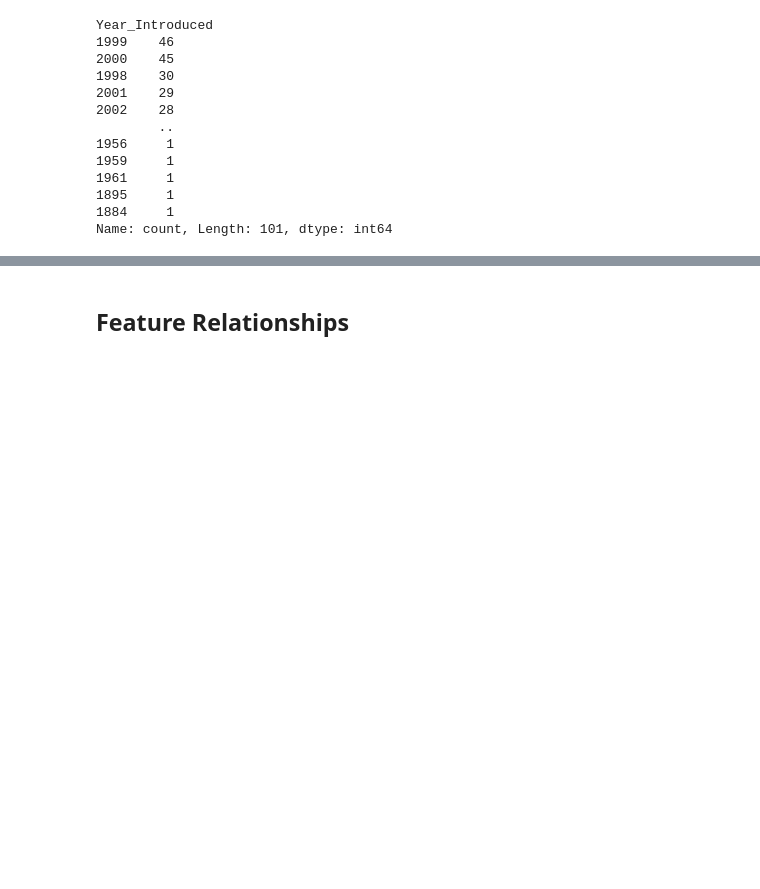
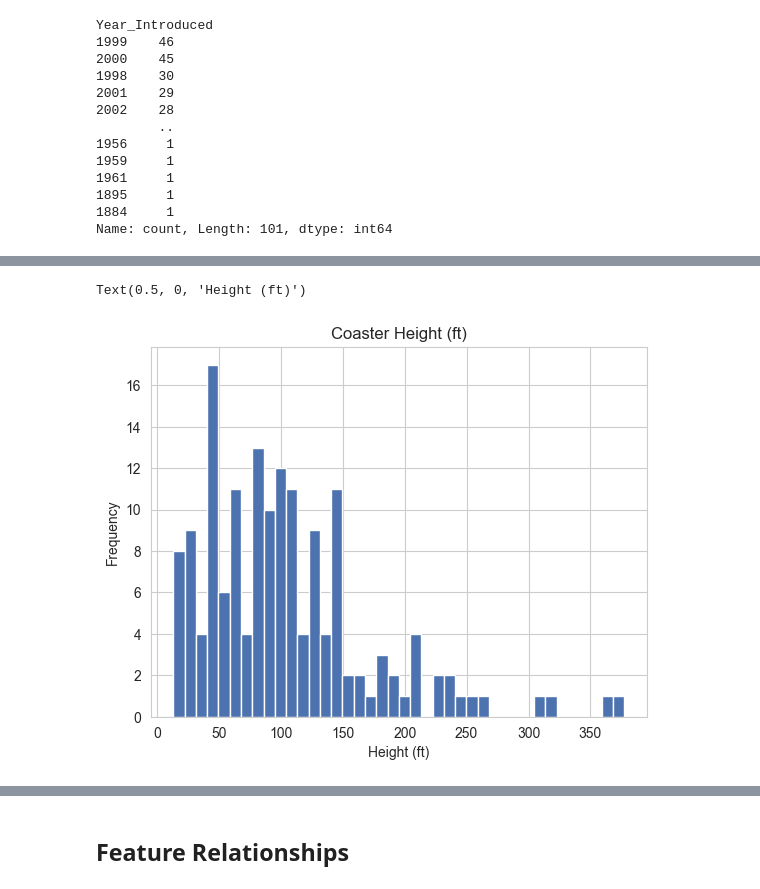
Before and after one commit to jsmid/edu.smid, a Jupyter notebook: rcoster/nb.ipynb, the cells around one changed output, grey strips where cells are left out. Saved outputs shown, nothing was run; the diff lists cells and outputs as text; code cells hidden in the pictures; blank space fills up the shorter version.

```diff
--- a/rcoster/nb.ipynb
+++ b/rcoster/nb.ipynb
@@ -417,2 +419,9 @@ ax = df['Speed_mph'].plot(kind='kde', title='Coaster Speed (mph)')
+# %%
+# one more histogram, this time showing the distribution of the height feature
+ax = df['Height_ft'].plot(kind='hist', bins=40, title='Coaster Height (ft)')
+ax.set_xlabel('Height (ft)')
+# %% [output]
+Text(0.5, 0, 'Height (ft)')
+[figure, added]
 # %%
 # to show more properties at once
```
Also changed, not shown: parts of 9 cells of this notebook.
